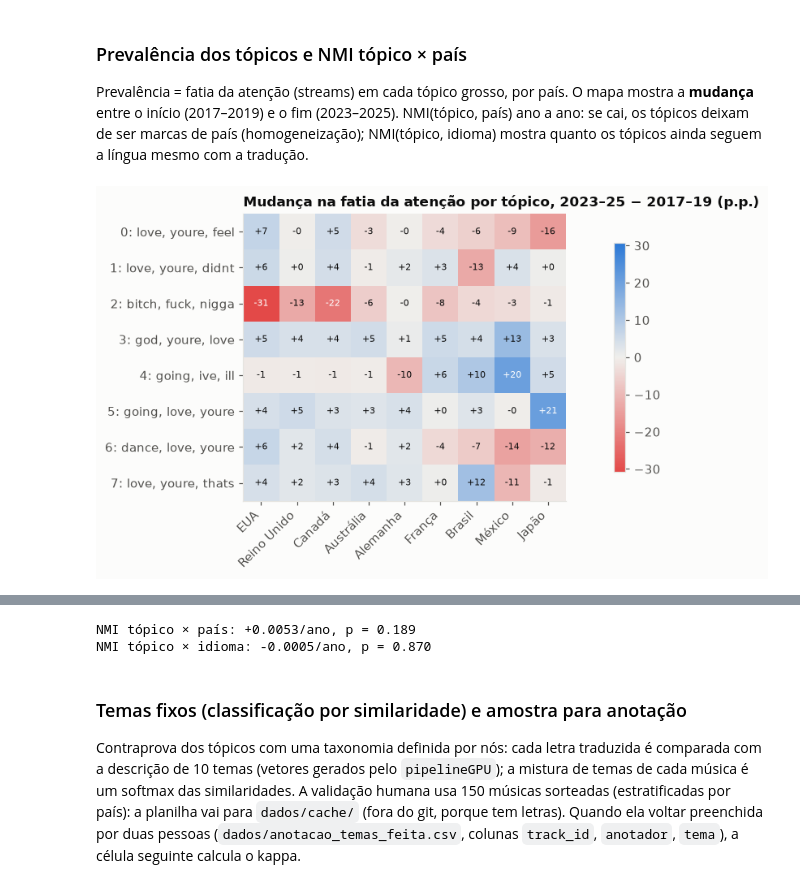
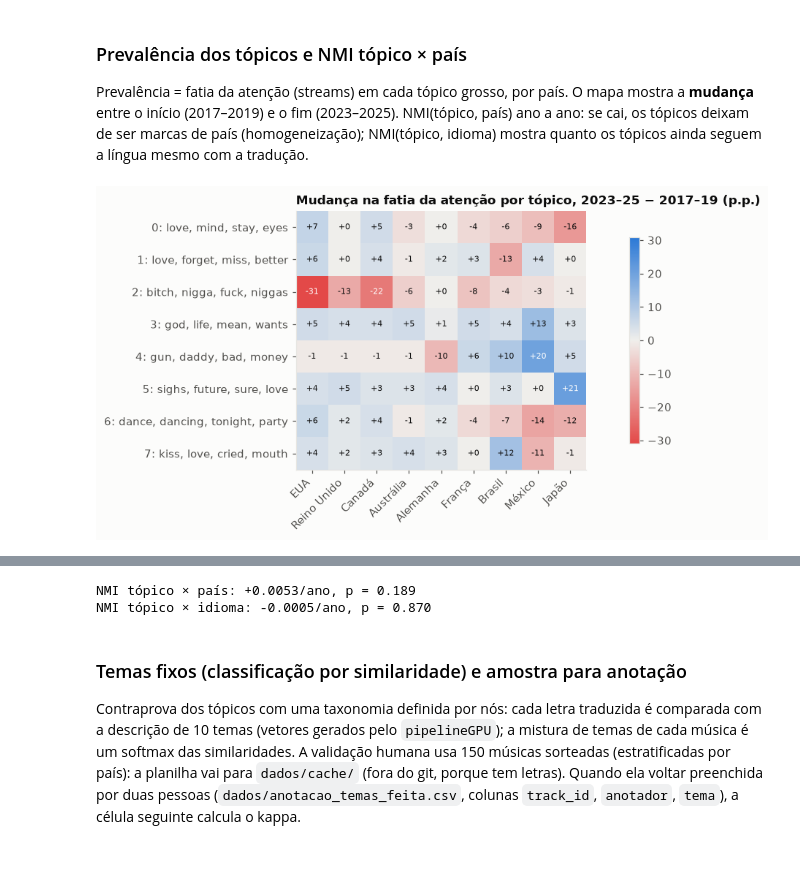
Before and after one commit to besome/SocialComp, a Jupyter notebook: pipelineHipoteses.ipynb, the cells around one changed output, grey strips where cells are left out. Drawn from its saved outputs; the diff is of its cells as text; code cells hidden in the pictures; blank space fills up the shorter version.

Commit message:
tópicos: rótulos legíveis (contrações e palavras frequentes fora, só palavras em 20+ músicas)
Co-Authored-By: Claude Opus 5.5 <noreply@anthropic.com>

```diff
--- a/pipelineHipoteses.ipynb
+++ b/pipelineHipoteses.ipynb
@@ -579,17 +579,24 @@ from bertopic import BERTopic
 from umap import UMAP
 from sklearn.cluster import KMeans
 from sklearn.feature_extraction.text import CountVectorizer, ENGLISH_STOP_WORDS
+from bertopic.vectorizers import ClassTfidfTransformer
 
 N_TOPICOS = 30
 PALAVRAS_VAZIAS = list(ENGLISH_STOP_WORDS | {"oh", "ooh", "yeah", "ya", "yo", "la", "na", "da", "eh", "ah", "uh", "hey",
     "woah", "whoa", "mm", "hmm", "ay", "ey", "gonna", "wanna", "gotta", "got", "just", "like", "know", "don", "ll",
-    "ve", "re", "let", "come", "say", "said", "make", "cause", "baby", "want", "get", "go", "im", "dont", "aint"})
+    "ve", "re", "let", "come", "say", "said", "make", "cause", "baby", "want", "get", "go", "im", "dont", "aint",
+    # contrações que chegam sem apóstrofo depois da limpeza
+    "youre", "ive", "ill", "thats", "didnt", "doesnt", "cant", "wont", "isnt", "wasnt", "theyre", "hes", "shes",
+    "theres", "youve", "youll", "id", "itll", "whats", "lets", "wouldnt", "couldnt", "shouldnt", "going", "gonna",
+    "yes", "okay", "ok", "oh", "ohoh", "really", "right", "way", "thing", "things", "time", "need", "tell", "know",
+    "think", "feel", "look", "little", "away", "day", "good"})
 docs = faixas["letra_en_limpa"].tolist()
 
 def ajusta_bertopic(semente, k=N_TOPICOS):
     m = BERTopic(umap_model=UMAP(n_neighbors=15, n_components=5, min_dist=0.0, metric="cosine", random_state=semente),
                  hdbscan_model=KMeans(k, n_init=10, random_state=semente),
                  vectorizer_model=CountVectorizer(stop_words=PALAVRAS_VAZIAS, min_df=1, token_pattern=r"(?u)\b[a-z]{3,}\b"),
+                 ctfidf_model=ClassTfidfTransformer(reduce_frequent_words=True),   # tira palavras comuns a todos
                  calculate_probabilities=False, verbose=False)
     top, _ = m.fit_transform(docs, Xt)
     return m, np.array(top)
@@ -604,10 +611,14 @@ ari_g = [adjusted_rand_score(top_grosso, ajusta_bertopic(s, 8)[1]) for s in [7,
 print(f"estabilidade dos tópicos grossos: {np.mean(ari_g):.2f} | concordância fino × grosso (NMI): "
       f"{normalized_mutual_info_score(top_fino, top_grosso):.2f}")
 
+# rótulos só com palavras que aparecem em >= 20 músicas (tira restos de tradução e onomatopeias raras)
+_cv = CountVectorizer(stop_words=PALAVRAS_VAZIAS, token_pattern=r"(?u)\b[a-z]{3,}\b", binary=True)
+_df = dict(zip(_cv.fit(docs).get_feature_names_out(), np.asarray(_cv.transform(docs).sum(axis=0)).ravel()))
+
 def resumo_topicos(modelo, rot):
     linhas = []
     for t in sorted(set(rot)):
-        palavras = ", ".join(w for w, _ in modelo.get_topic(t)[:8])
+        palavras = ", ".join([w for w, _ in modelo.get_topic(t)[:30] if _df.get(w, 0) >= 20][:8])
         tr = faixas.index[rot == t]
         comp = d[d["track_id"].isin(tr)]["cc"].value_counts(normalize=True).head(3)
         idi = faixas.loc[tr, "idioma"].value_counts(normalize=True).head(2)
@@ -643,25 +654,25 @@ Prevalência = fatia da atenção (streams) em cada tópico grosso, por país. O
 # %%
 prev = d.groupby(["cc", "year", "topico"])["peso_atencao"].sum().unstack(fill_value=0)
 ini = prev[prev.index.get_level_values("year") <= ANOS[0] + 2].groupby("cc").mean()
 fim = prev[prev.index.get_level_values("year") >= ANOS[-1] - 2].groupby("cc").mean()
-nomes_top = {r.topico: f"{r.topico}: " + ", ".join(r.palavras.split(", ")[:3]) for r in top_g.itertuples()}
-delta = ((fim - ini) * 100).reindex(PAISES).rename(columns=nomes_top)
+nomes_top = {r.topico: f"{r.topico}: " + ", ".join(r.palavras.split(", ")[:4]) for r in top_g.itertuples()}
+delta = ((fim - ini) * 100).round(0).reindex(PAISES).rename(columns=nomes_top) + 0.0   # + 0.0 evita "-0"
 fig, ax = plt.subplots(figsize=(11, 4.5))
 lim = np.nanmax(np.abs(delta.values))
 im = plota_matriz(delta.T, "Mudança na fatia da atenção por tópico, 2023–25 − 2017–19 (p.p.)", ax, DIV, vmin=-lim, vmax=lim,
                   fmt="{:+.0f}", fonte=7.5)
 ax.set_yticks(range(len(delta.columns)), delta.columns)
 fig.colorbar(im, ax=ax, shrink=0.8); fig.tight_layout(); fig.savefig(PASTA_RES / "topicos_mudanca.png"); plt.show()
 
 nmi = pd.DataFrame([{"year": y, "NMI tópico × país": normalized_mutual_info_score(g["cc"], g["topico_fino"]),
                      "NMI tópico × idioma": normalized_mutual_info_score(g["idioma"], g["topico_fino"])}
                     for y, g in d.groupby("year")])
 display(nmi.round(3).T)
 for col in ["NMI tópico × país", "NMI tópico × idioma"]:
     t = tendencia(nmi["year"], nmi[col]); print(f"{col}: {t['inclinacao']:+.4f}/ano, p = {t['p']:.3f}")
 prev.to_csv(PASTA_RES / "topicos_prevalencia.csv"); nmi.to_csv(PASTA_RES / "topicos_nmi.csv", index=False)
 # %% [output]
-[figure, old version]
+[figure, new version]
 |  | 0 | 1 | 2 | 3 | 4 | 5 | 6 | 7 | 8 |
 | year | 2017.000 | 2018.000 | 2019.000 | 2020.000 | 2021.000 | 2022.000 | 2023.000 | 2024.000 | 2025.000 |
 | NMI tópico × país | 0.118 | 0.175 | 0.206 | 0.225 | 0.189 | 0.200 | 0.202 | 0.181 | 0.202 |
```
Also changed, not shown: parts of 2 cells of this notebook, 4 other files.
